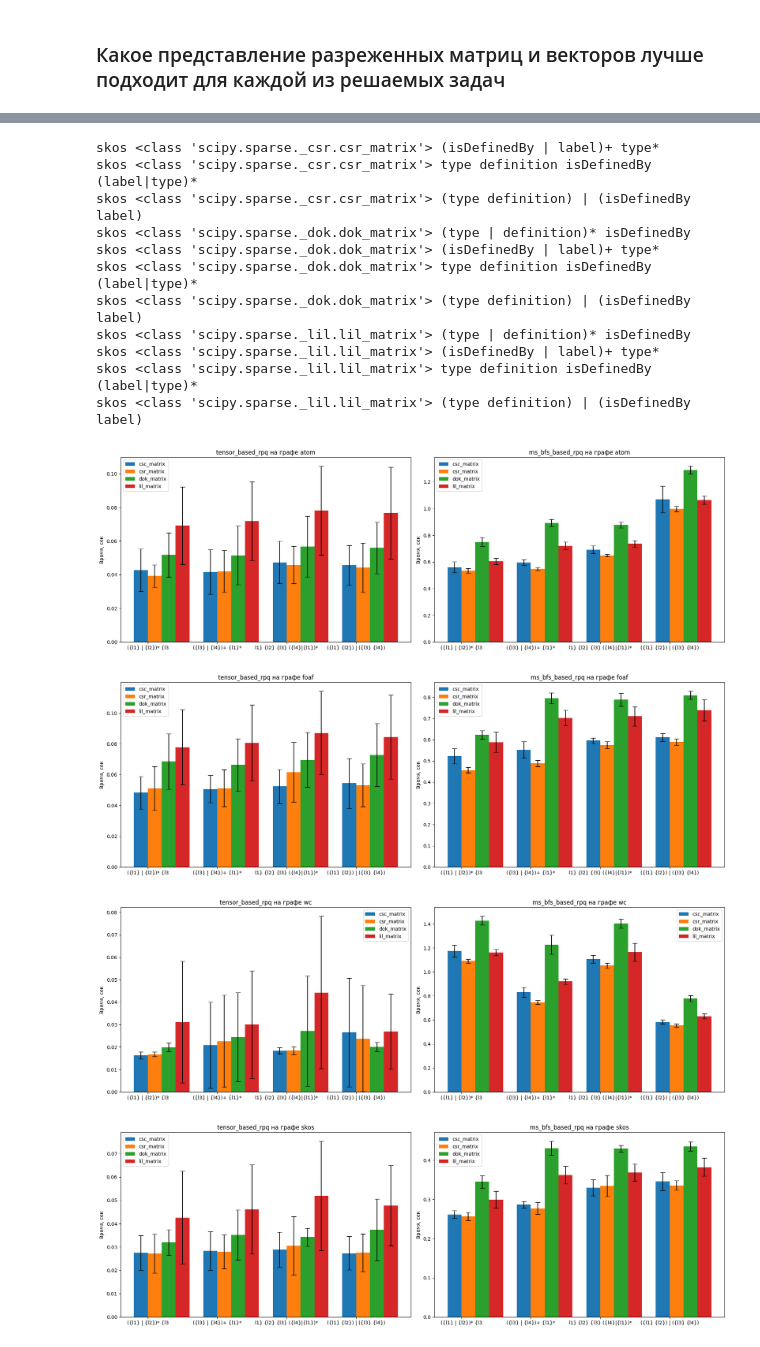
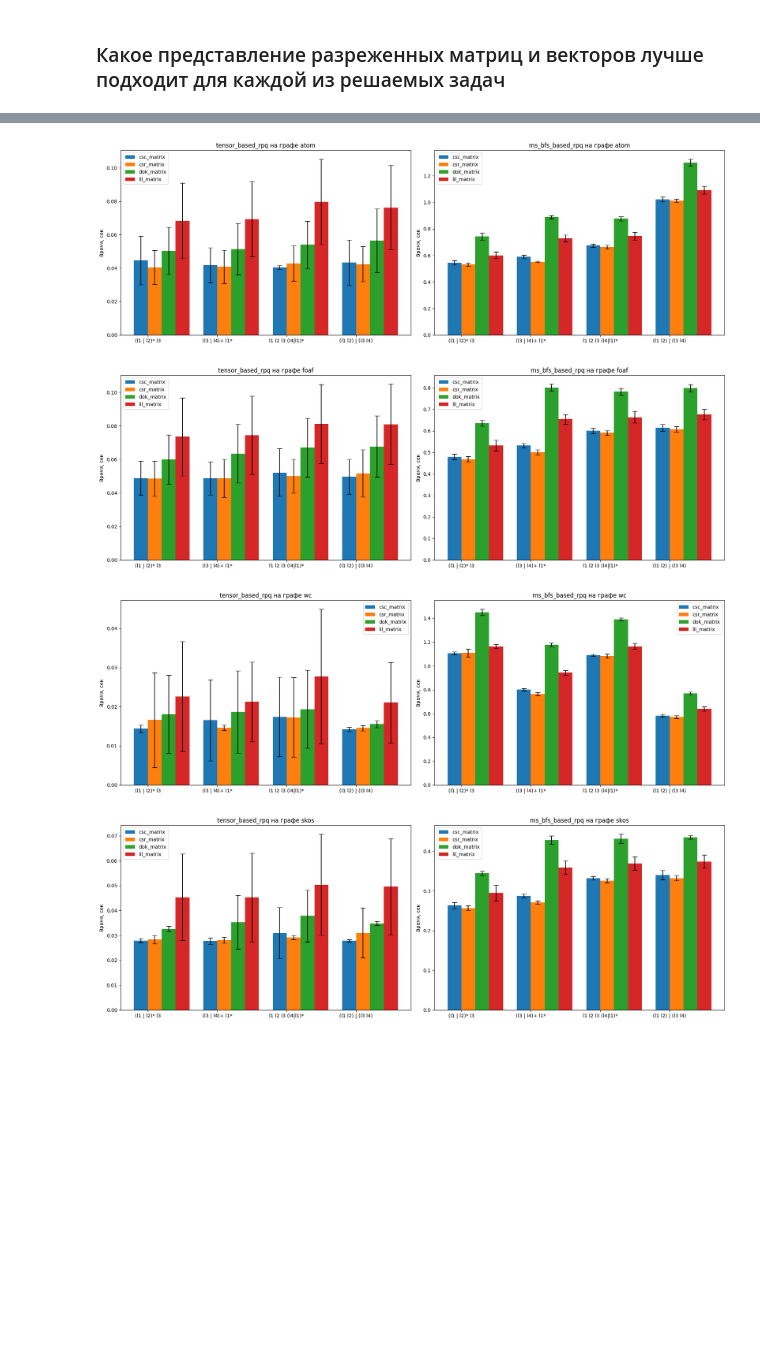
Before and after one commit to Artem-Rzhankoff/formal-lang-course, a Jupyter notebook: task5.ipynb, the cells around one changed output, grey strips where cells are left out. Drawn from its saved outputs; the diff is of its cells as text; code cells hidden in the pictures; blank space fills up the shorter version.

Commit message:
feat: add second experiment part

```diff
--- a/task5.ipynb
+++ b/task5.ipynb
@@ -210,7 +214,7 @@ REGEX_TEMPLATE = [
     "({l1} {l2}) | ({l3} {l4})",
 ]
 SCIPY_MITRICIES = [csc_matrix, csr_matrix, dok_matrix, lil_matrix]
-NUM_OF_EXPERIMENTS = 20
+NUM_OF_EXPERIMENTS = 25
 
 def regex_with_specified_labels(labels):
     # for cases with len(labels)=2
@@ -241,7 +245,6 @@ def run_rpq_tests(graph_name, method):
 
     for matrix_class in SCIPY_MITRICIES:
         for regex in regex_patterns:
-            print(graph_name, matrix_class, regex)
             mean, std = run_experiment(
                 method, regex, graph, matrix_class
             )
@@ -271,12 +274,12 @@ def create_bar_plot(ax, data, graph_name, algorithm_name, x, width, cleaned_rege
 def plot_results(graph_name, tensor_results, bfs_results):
     fig, (ax1, ax2) = plt.subplots(1, 2, figsize=(18, 6))
 
-    cleaned_regex_patterns = [regex.strip("{}") for regex in REGEX_TEMPLATE]
+    regex_patterns = [regex.replace("{", "").replace("}", "") for regex in REGEX_TEMPLATE]
     width = 0.2
-    x = np.arange(len(cleaned_regex_patterns))
+    x = np.arange(len(regex_patterns))
 
-    create_bar_plot(ax1, tensor_results, graph_name, tensor_based_rpq.__name__, x, width, cleaned_regex_patterns)
-    create_bar_plot(ax2, bfs_results, graph_name, ms_bfs_based_rpq.__name__, x, width, cleaned_regex_patterns)
+    create_bar_plot(ax1, tensor_results, graph_name, tensor_based_rpq.__name__, x, width, regex_patterns)
+    create_bar_plot(ax2, bfs_results, graph_name, ms_bfs_based_rpq.__name__, x, width, regex_patterns)
 
     plt.tight_layout()
     plt.show()
@@ -383,15 +302,4 @@ skos <class 'scipy.sparse._csr.csr_matrix'> (type | definition)* isDefinedBy
-skos <class 'scipy.sparse._csr.csr_matrix'> (isDefinedBy | label)+ type*
-skos <class 'scipy.sparse._csr.csr_matrix'> type definition isDefinedBy (label|type)*
-skos <class 'scipy.sparse._csr.csr_matrix'> (type definition) | (isDefinedBy label)
-skos <class 'scipy.sparse._dok.dok_matrix'> (type | definition)* isDefinedBy
-skos <class 'scipy.sparse._dok.dok_matrix'> (isDefinedBy | label)+ type*
-skos <class 'scipy.sparse._dok.dok_matrix'> type definition isDefinedBy (label|type)*
-skos <class 'scipy.sparse._dok.dok_matrix'> (type definition) | (isDefinedBy label)
-skos <class 'scipy.sparse._lil.lil_matrix'> (type | definition)* isDefinedBy
-skos <class 'scipy.sparse._lil.lil_matrix'> (isDefinedBy | label)+ type*
-skos <class 'scipy.sparse._lil.lil_matrix'> type definition isDefinedBy (label|type)*
-skos <class 'scipy.sparse._lil.lil_matrix'> (type definition) | (isDefinedBy label)
-[figure, old version]
+[figure, new version]
-[figure, old version]
+[figure, new version]
-[figure, old version]
+[figure, new version]
-[figure, old version]
+[figure, new version]
```
Also changed, not shown: parts of 7 cells of this notebook.
